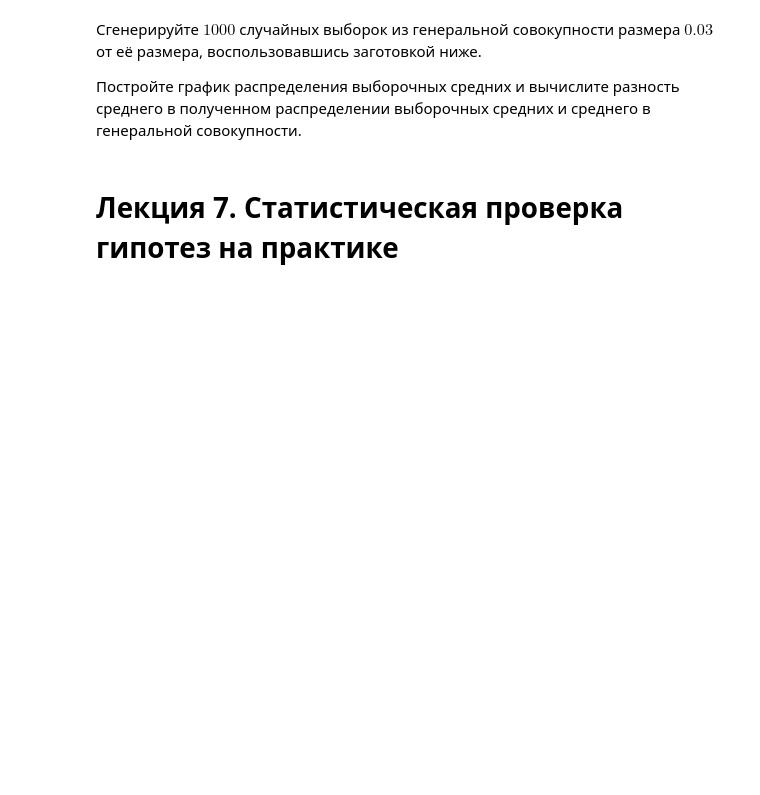
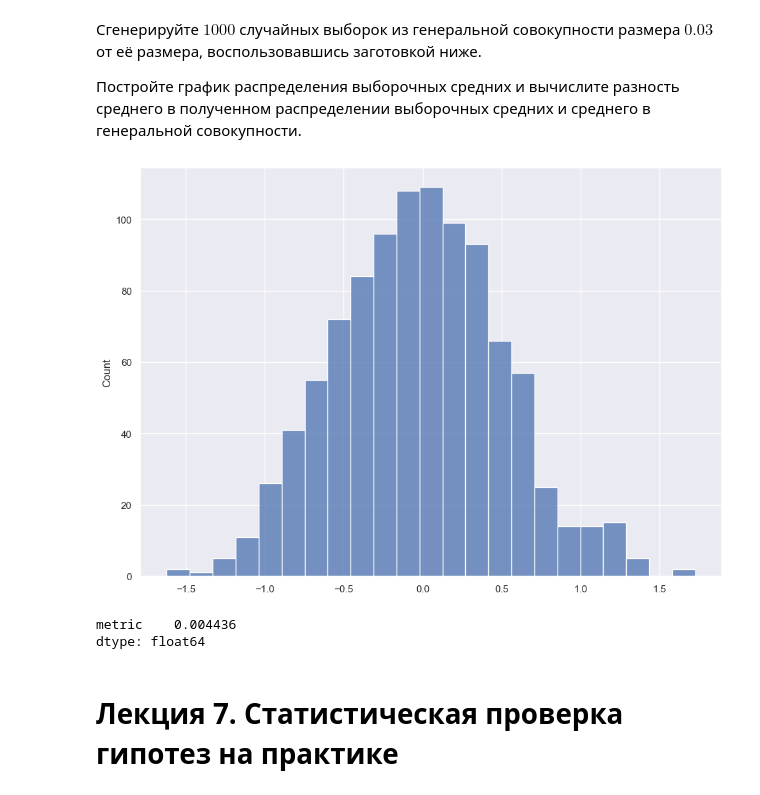
Before and after one commit to gbrs/sirius_data_analysis, a Jupyter notebook: module_10_tasks.ipynb, the cells around one changed output. Cells and saved outputs as stored; diff of their text form; code cells hidden in the pictures; blank space fills up the shorter version.

````diff
--- a/module_10_tasks.ipynb
+++ b/module_10_tasks.ipynb
@@ -131,3 +149,5 @@ metric_l = list(general_vals.metric)
 ```
 # %%
 task_2_random_gen = ShuffleOnceRandom(0)
+# %%
+metric_l = list(general_vals.metric)
@@ -147,7 +174,18 @@ random_samples = []
 
 for i in range(N):
     random_sample, _ = split_solution(metric_l, frac, task_3_random_gen)
-    random_samples.append(random_sample)
+    random_samples.append(pd.Series(random_sample).mean())
+# %%
+random_samples = pd.Series(random_samples)
+# %%
+sns.histplot(random_samples);
+# %% [output]
+[figure, added]
+# %%
+abs(pd.Series(random_samples).mean() - general_vals.mean())
+# %% [output]
+metric    0.004436
+dtype: float64
 # %% [markdown]
 # Лекция 7. Статистическая проверка гипотез на практике
 # %%
````
Also changed, not shown: parts of 10 cells of this notebook, 1 other file.
